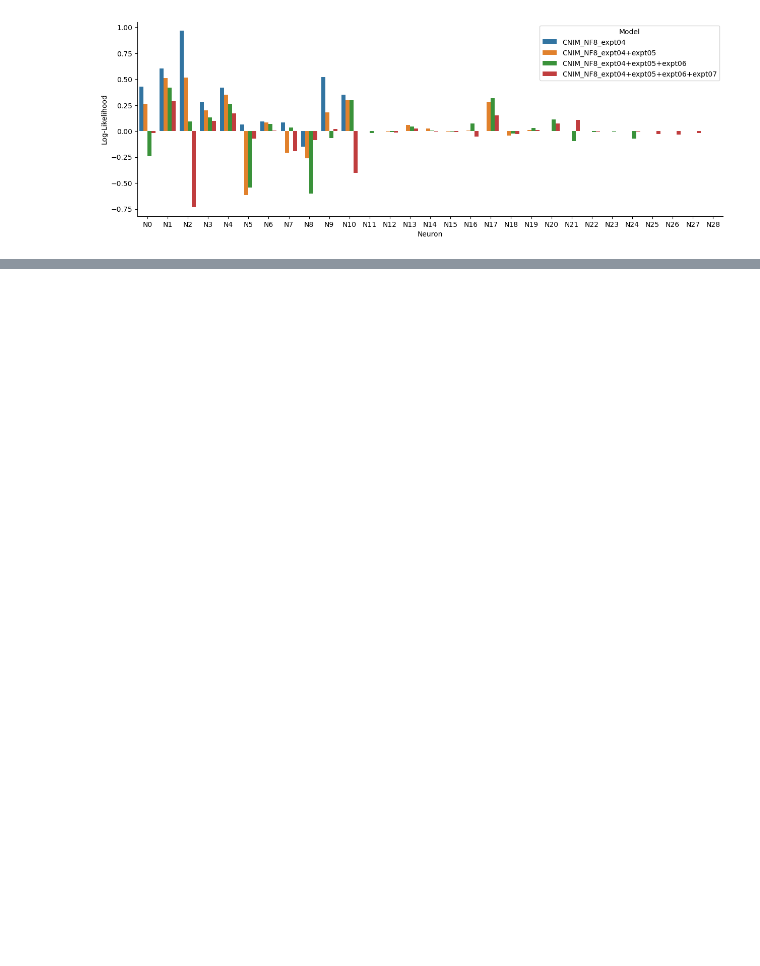
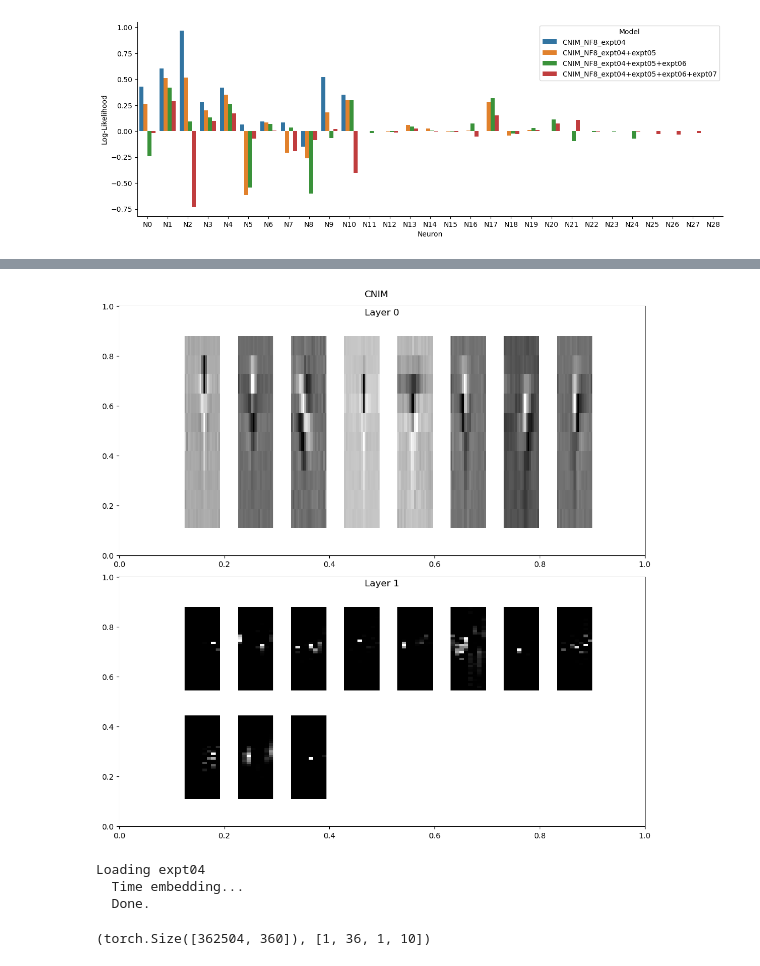
Before and after one commit to NeuroTheoryUMD/mattjac, a Jupyter notebook: v1/exp_CNIM.ipynb, the cells around one changed output, grey strips where cells are left out. Cells and saved outputs as stored; diff of their text form; code cells hidden in the pictures; blank space fills up the shorter version.

```diff
--- a/v1/exp_CNIM.ipynb
+++ b/v1/exp_CNIM.ipynb
@@ -38,0 +49,19 @@ lazy loading losses
+# %%
+# test plotting model weights
+plot.plot_model_weights(model)
+# %% [output]
+[figure, added]
+# %%
+from NTdatasets.cumming.monocular import MultiDataset
+num_lags = 10
+expts = ['expt04']
+data = MultiDataset(
+    datadir='./Mdata', filenames=expts, include_MUs=False,
+    time_embed=True, num_lags=num_lags )
+
+data.stim.shape, data.stim_dims
+# %% [output]
+Loading expt04
+  Time embedding...
+  Done.
+(torch.Size([362504, 360]), [1, 36, 1, 10])
```
Also changed, not shown: parts of 9 cells of this notebook, 4 other files.
